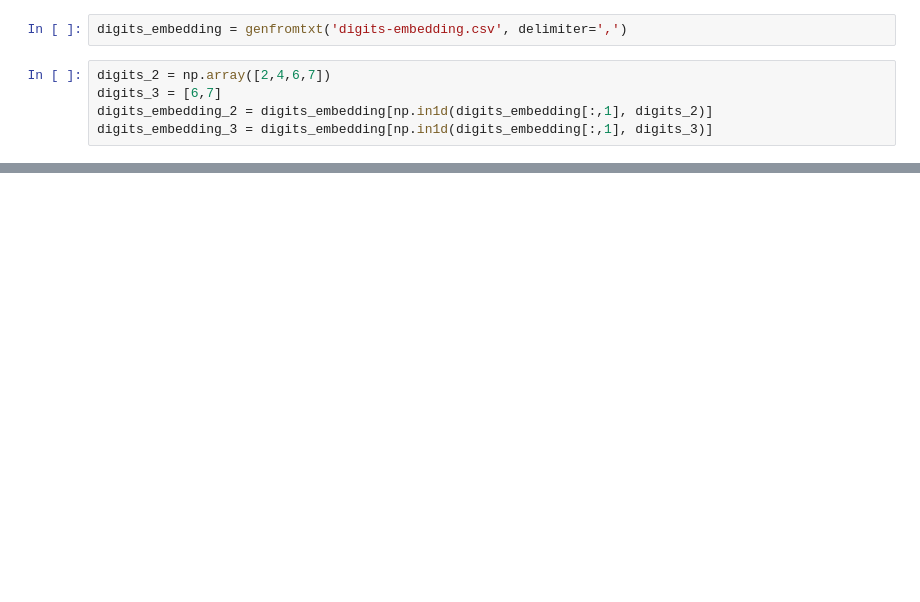
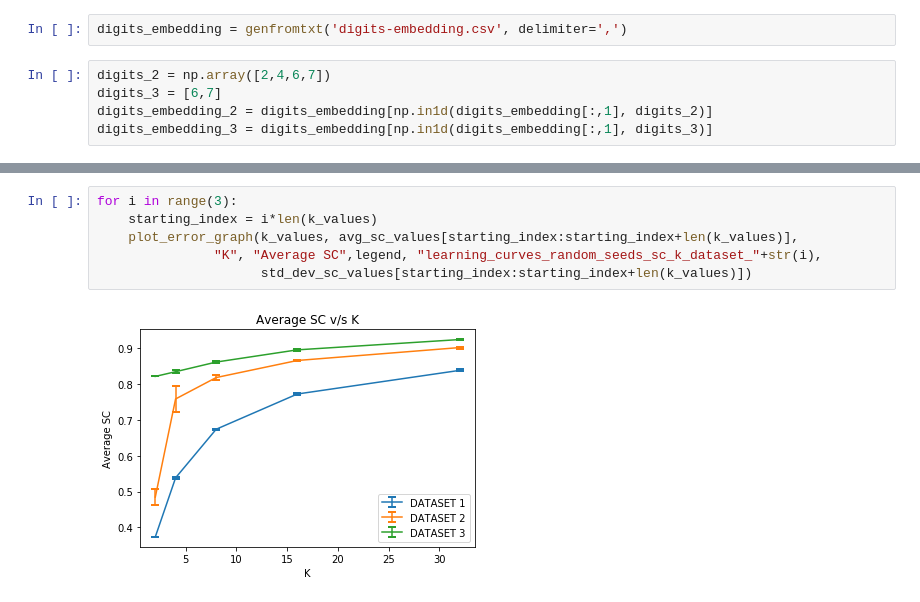
Before and after one commit to mohiitgupta/k_means_clustering_mnist_digits, a Jupyter notebook: analysis_hw5.ipynb, the cells around one changed output, grey strips where cells are left out. Cells and saved outputs as stored; diff of their text form; blank space fills up the shorter version.

```diff
--- a/analysis_hw5.ipynb
+++ b/analysis_hw5.ipynb
@@ -32,0 +263,8 @@ for i,digits_embedding in enumerate(dataset):
+# %%
+for i in range(3):
+    starting_index = i*len(k_values)
+    plot_error_graph(k_values, avg_sc_values[starting_index:starting_index+len(k_values)],
+               "K", "Average SC",legend, "learning_curves_random_seeds_sc_k_dataset_"+str(i),
+                     std_dev_sc_values[starting_index:starting_index+len(k_values)])
+# %% [output]
+[figure, added]
```
Also changed, not shown: parts of 18 cells of this notebook, 27 other files.
